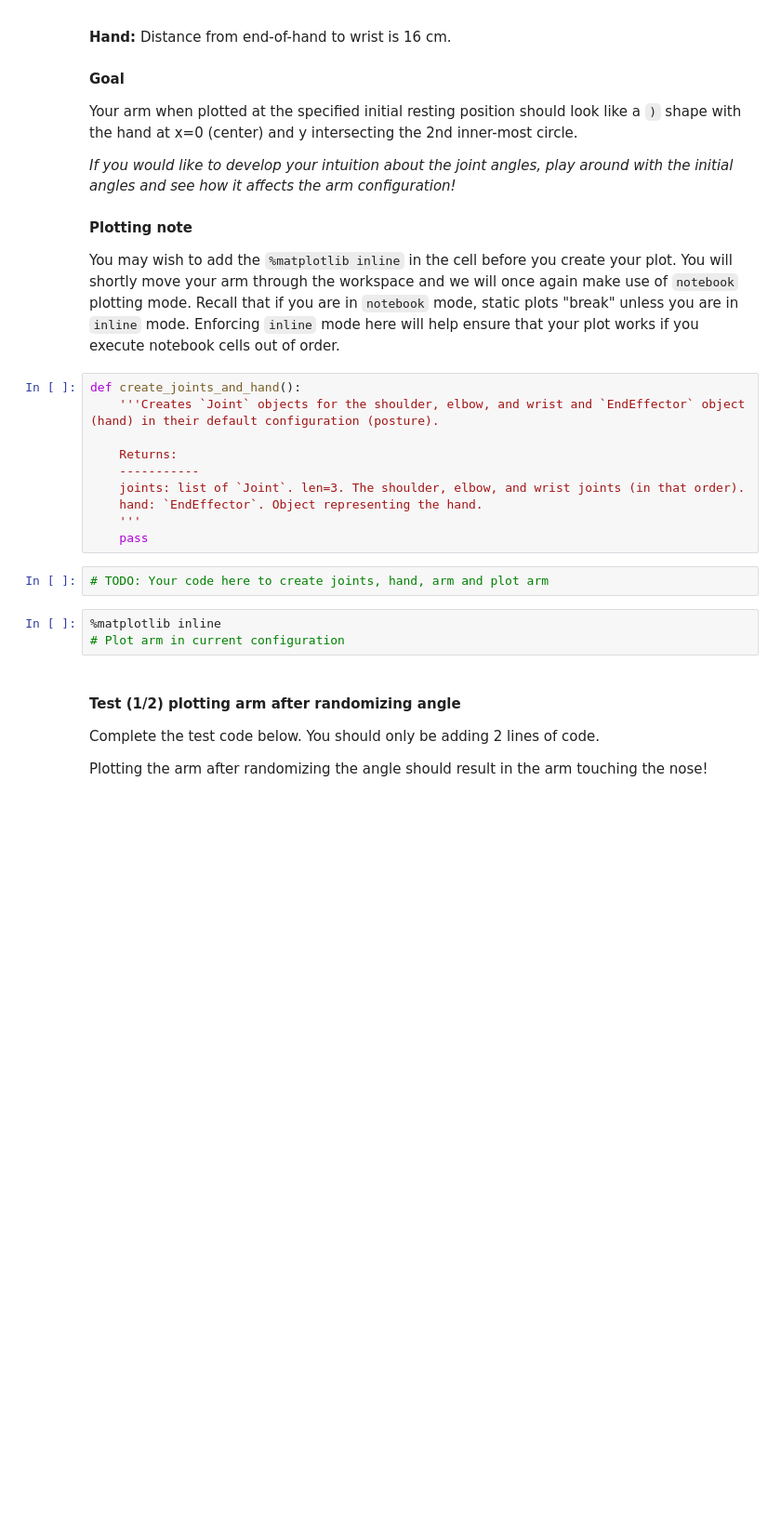
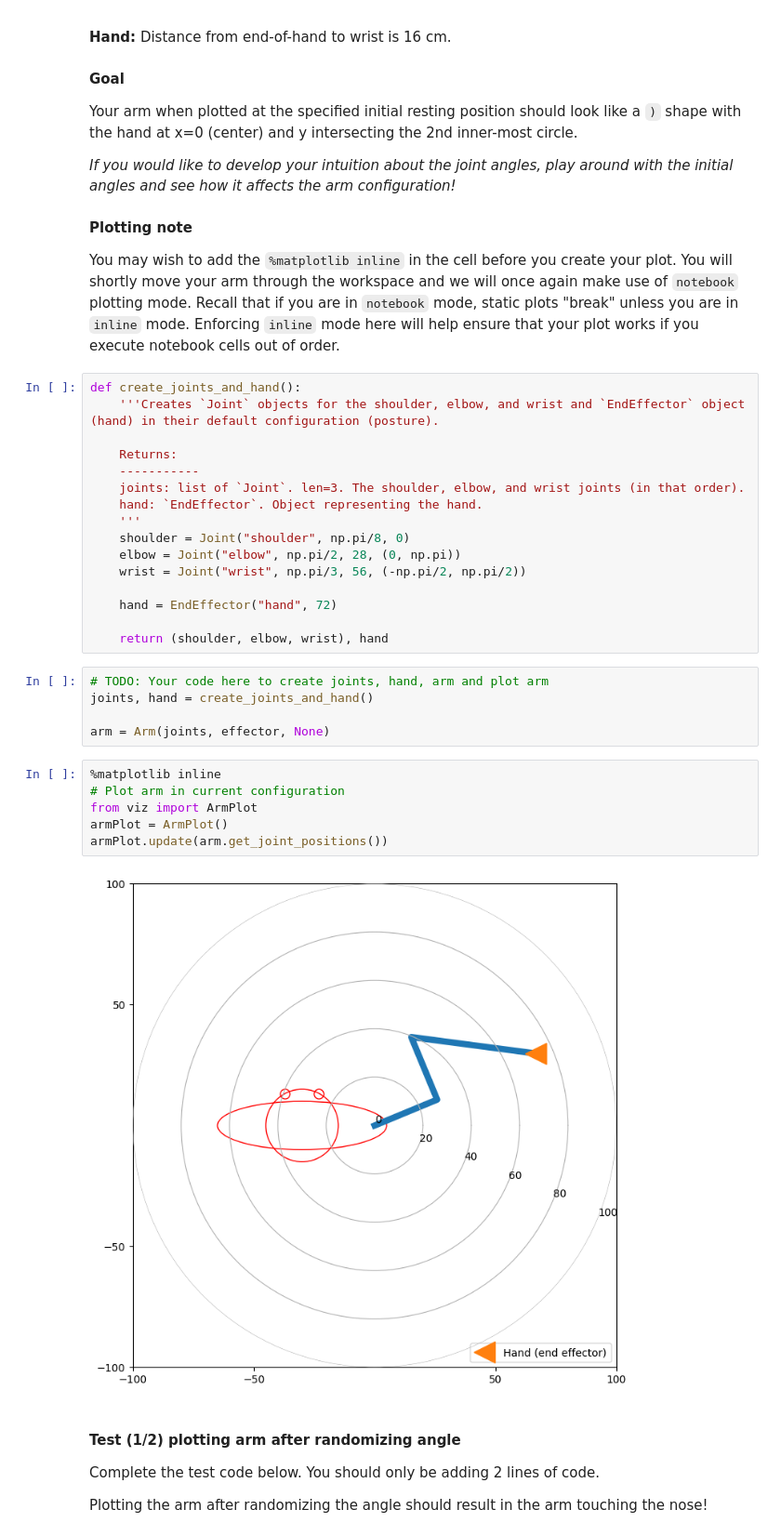
Before and after one commit to mqwen24/CS443_Projects, a Jupyter notebook: p3/jointed_model_arm.ipynb, the cells around one changed output. Shown: that part at 93% size. Saved outputs shown, nothing was run; the diff lists cells and outputs as text; blank space fills up the shorter version.

```diff
--- a/p3/jointed_model_arm.ipynb
+++ b/p3/jointed_model_arm.ipynb
@@ -202,12 +202,26 @@ def create_joints_and_hand():
     joints: list of `Joint`. len=3. The shoulder, elbow, and wrist joints (in that order).
     hand: `EndEffector`. Object representing the hand.
     '''
-    pass
+    shoulder = Joint("shoulder", np.pi/8, 0)
+    elbow = Joint("elbow", np.pi/2, 28, (0, np.pi))
+    wrist = Joint("wrist", np.pi/3, 56, (-np.pi/2, np.pi/2))
+
+    hand = EndEffector("hand", 72)
+
+    return (shoulder, elbow, wrist), hand
 # %%
 # TODO: Your code here to create joints, hand, arm and plot arm
+joints, hand = create_joints_and_hand()
+
+arm = Arm(joints, effector, None)
 # %%
 %matplotlib inline
 # Plot arm in current configuration
+from viz import ArmPlot
+armPlot = ArmPlot()
+armPlot.update(arm.get_joint_positions())
+# %% [output]
+[figure, added]
 # %% [markdown]
 #### Test (1/2) plotting arm after randomizing angle
 
```
Also changed, not shown: parts of 2 cells of this notebook.
